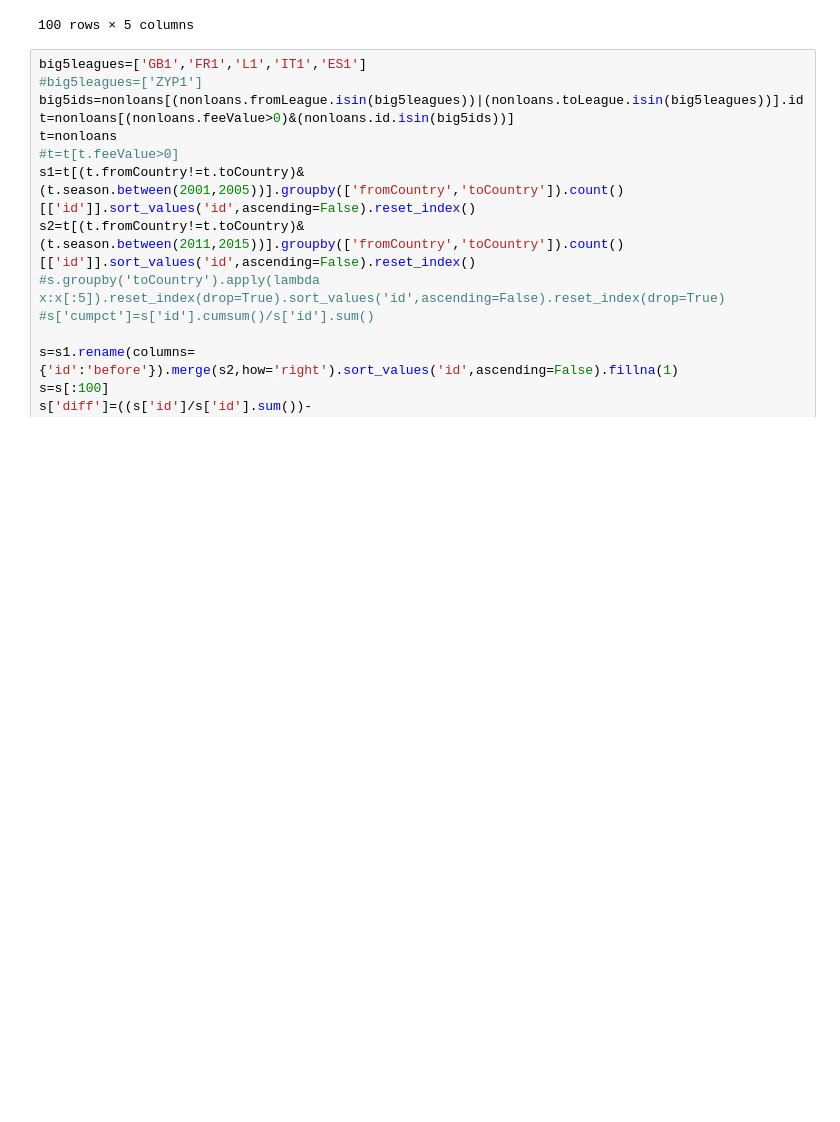
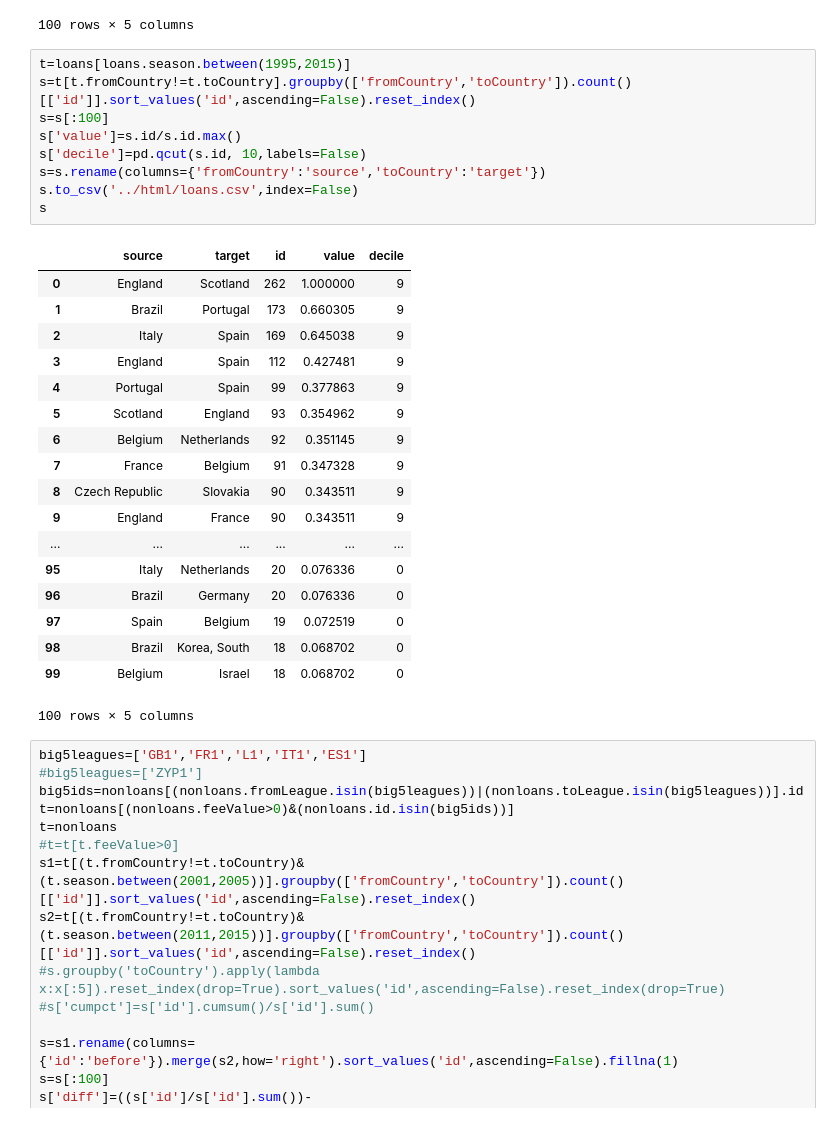
Before and after one commit to kebuhcah/soccer-history, a Jupyter notebook: notebooks/force_graph.ipynb, the cells around one changed output. Cells and saved outputs as stored; diff of their text form; blank space fills up the shorter version.

```diff
--- a/notebooks/force_graph.ipynb
+++ b/notebooks/force_graph.ipynb
@@ -35,6 +35,34 @@ s
 | 98 | Slovakia | Poland | 105 | 0.171569 | 0 |
 | 99 | Belgium | Germany | 104 | 0.169935 | 0 |
 100 rows × 5 columns
+# %%
+t=loans[loans.season.between(1995,2015)]
+s=t[t.fromCountry!=t.toCountry].groupby(['fromCountry','toCountry']).count()[['id']].sort_values('id',ascending=False).reset_index()
+s=s[:100]
+s['value']=s.id/s.id.max()
+s['decile']=pd.qcut(s.id, 10,labels=False)
+s=s.rename(columns={'fromCountry':'source','toCountry':'target'})
+s.to_csv('../html/loans.csv',index=False)
+s
+# %% [output]
+|  | source | target | id | value | decile |
+| 0 | England | Scotland | 262 | 1.000000 | 9 |
+| 1 | Brazil | Portugal | 173 | 0.660305 | 9 |
+| 2 | Italy | Spain | 169 | 0.645038 | 9 |
+| 3 | England | Spain | 112 | 0.427481 | 9 |
+| 4 | Portugal | Spain | 99 | 0.377863 | 9 |
+| 5 | Scotland | England | 93 | 0.354962 | 9 |
+| 6 | Belgium | Netherlands | 92 | 0.351145 | 9 |
+| 7 | France | Belgium | 91 | 0.347328 | 9 |
+| 8 | Czech Republic | Slovakia | 90 | 0.343511 | 9 |
+| 9 | England | France | 90 | 0.343511 | 9 |
+| ... | ... | ... | ... | ... | ... |
+| 95 | Italy | Netherlands | 20 | 0.076336 | 0 |
+| 96 | Brazil | Germany | 20 | 0.076336 | 0 |
+| 97 | Spain | Belgium | 19 | 0.072519 | 0 |
+| 98 | Brazil | Korea, South | 18 | 0.068702 | 0 |
+| 99 | Belgium | Israel | 18 | 0.068702 | 0 |
+100 rows × 5 columns
 # %%
 big5leagues=['GB1','FR1','L1','IT1','ES1']
 #big5leagues=['ZYP1']
```
Also changed, not shown: parts of 2 cells of this notebook, 4 other files.
